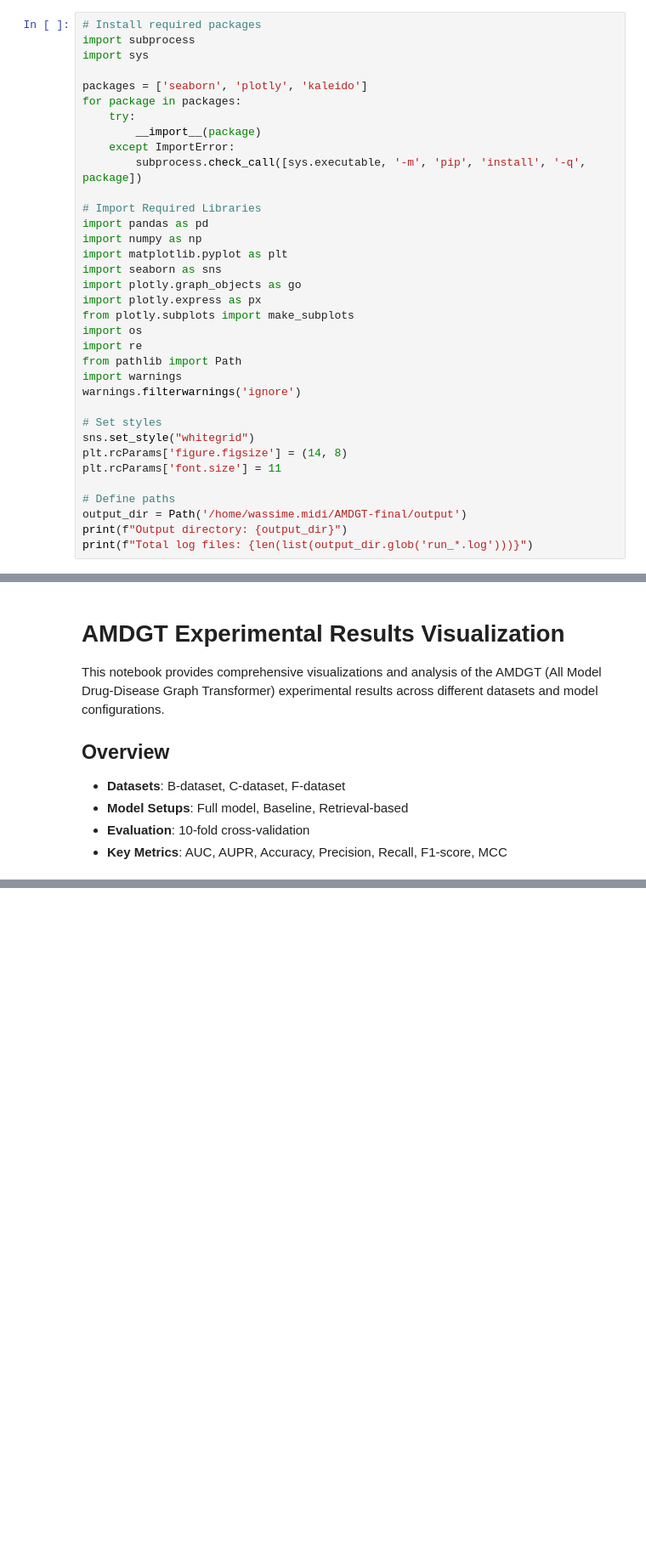
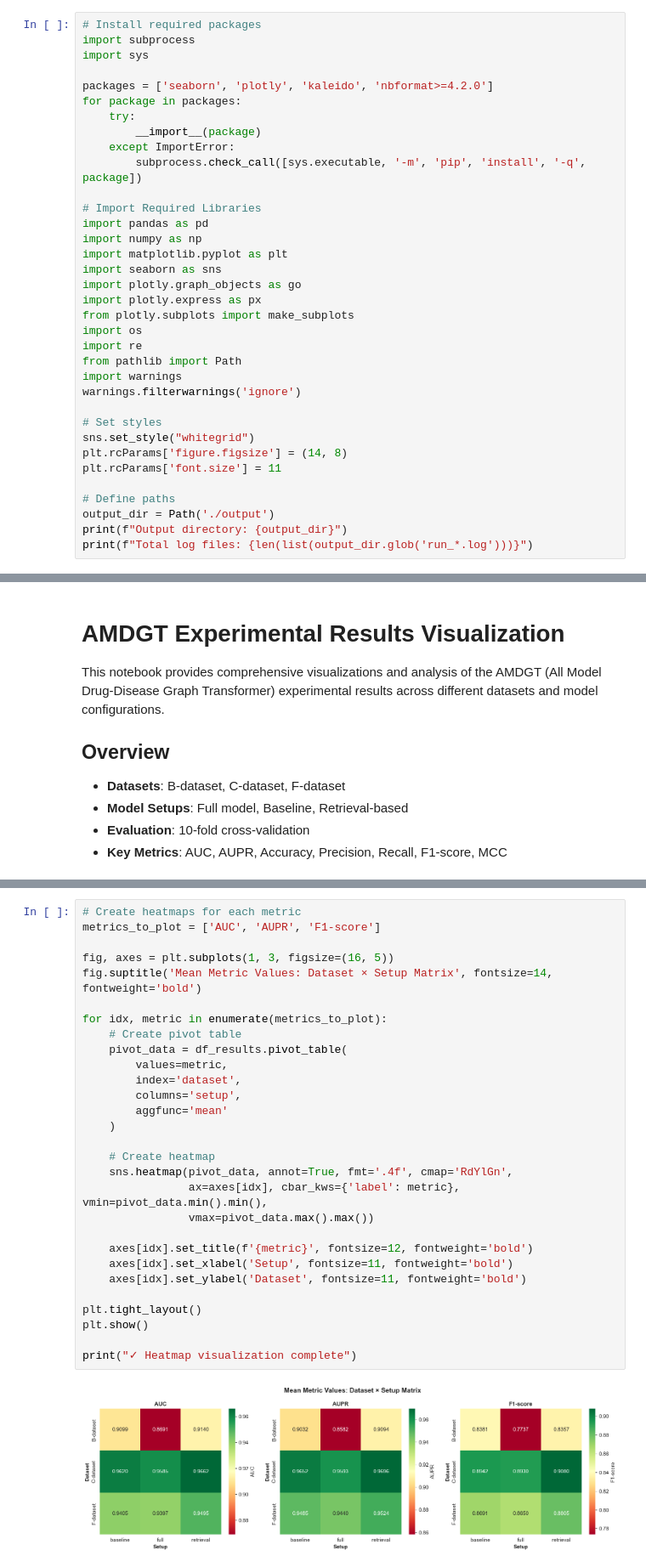
Before and after one commit to Wassi00/AMDGT_RAG, a Jupyter notebook: Visualizations.ipynb, the cells around one changed output, grey strips where cells are left out. Shown at 85% size. Cells and saved outputs as stored; diff of their text form; blank space fills up the shorter version.

```diff
--- a/Visualizations.ipynb
+++ b/Visualizations.ipynb
@@ -628,7 +3,7 @@ Extract final epoch metrics from all log files for comparative analysis.
 import subprocess
 import sys
 
-packages = ['seaborn', 'plotly', 'kaleido']
+packages = ['seaborn', 'plotly', 'kaleido', 'nbformat>=4.2.0']
 for package in packages:
     try:
         __import__(package)
@@ -655,7 +30,7 @@ plt.rcParams['figure.figsize'] = (14, 8)
 plt.rcParams['font.size'] = 11
 
 # Define paths
-output_dir = Path('/home/wassime.midi/AMDGT-final/output')
+output_dir = Path('./output')
 print(f"Output directory: {output_dir}")
 print(f"Total log files: {len(list(output_dir.glob('run_*.log')))}")
 # %% [output]
@@ -673,0 +340,31 @@ This notebook provides comprehensive visualizations and analysis of the AMDGT (A
+# %%
+# Create heatmaps for each metric
+metrics_to_plot = ['AUC', 'AUPR', 'F1-score']
+
+fig, axes = plt.subplots(1, 3, figsize=(16, 5))
+fig.suptitle('Mean Metric Values: Dataset × Setup Matrix', fontsize=14, fontweight='bold')
+
+for idx, metric in enumerate(metrics_to_plot):
+    # Create pivot table
+    pivot_data = df_results.pivot_table(
+        values=metric,
+        index='dataset',
+        columns='setup',
+        aggfunc='mean'
+    )
+
+    # Create heatmap
+    sns.heatmap(pivot_data, annot=True, fmt='.4f', cmap='RdYlGn',
+                ax=axes[idx], cbar_kws={'label': metric}, vmin=pivot_data.min().min(),
+                vmax=pivot_data.max().max())
+
+    axes[idx].set_title(f'{metric}', fontsize=12, fontweight='bold')
+    axes[idx].set_xlabel('Setup', fontsize=11, fontweight='bold')
+    axes[idx].set_ylabel('Dataset', fontsize=11, fontweight='bold')
+
+plt.tight_layout()
+plt.show()
+
+print("✓ Heatmap visualization complete")
+# %% [output]
+[figure, new version]
```
Also changed, not shown: parts of 39 cells of this notebook, 9 other files.
